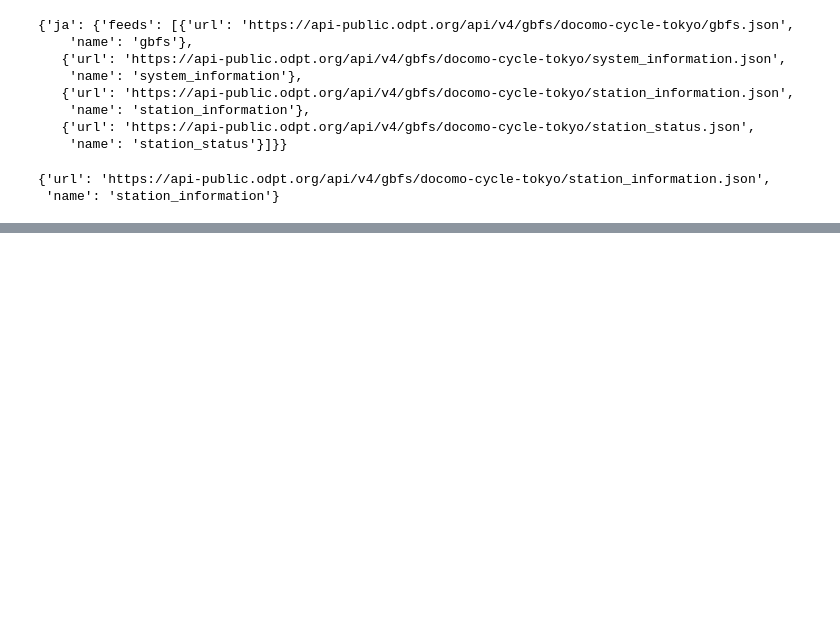
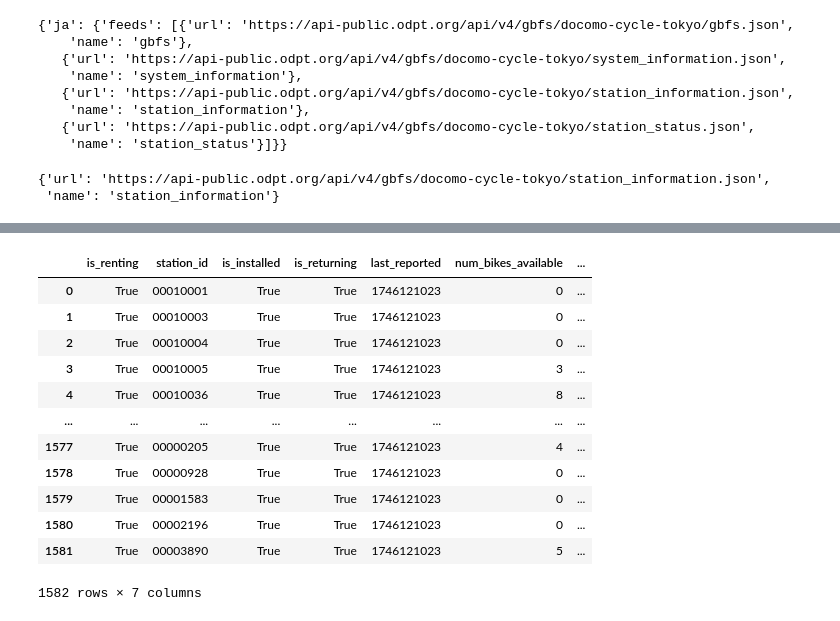
Before and after one commit to FranklinManuana/Stats-Modelling, a Jupyter notebook: notebooks/testbay_exploration.ipynb, the cells around one changed output, grey strips where cells are left out. Drawn from its saved outputs; the diff is of its cells as text; code cells hidden in the pictures; blank space fills up the shorter version.

```diff
--- a/notebooks/testbay_exploration.ipynb
+++ b/notebooks/testbay_exploration.ipynb
@@ -227,0 +324,22 @@ InvalidSchema: No connection adapters were found for "{'url': 'https://api-publi
+# %%
+station_1 = test_pull_extract['data']['ja']['feeds'][3]
+station_1
+stations_1 = requests.get(station_1['url'])
+stations_1_info = stations_1.json()
+stations_1_ = stations_1_info['data']['stations']
+stations_1_prime = pd.DataFrame.from_records(stations_1_)
+stations_1_prime
+# %% [output]
+|  | is_renting | station_id | is_installed | is_returning | last_reported | num_bikes_available | ... |
+| 0 | True | 00010001 | True | True | 1746121023 | 0 | ... |
+| 1 | True | 00010003 | True | True | 1746121023 | 0 | ... |
+| 2 | True | 00010004 | True | True | 1746121023 | 0 | ... |
+| 3 | True | 00010005 | True | True | 1746121023 | 3 | ... |
+| 4 | True | 00010036 | True | True | 1746121023 | 8 | ... |
+| ... | ... | ... | ... | ... | ... | ... | ... |
+| 1577 | True | 00000205 | True | True | 1746121023 | 4 | ... |
+| 1578 | True | 00000928 | True | True | 1746121023 | 0 | ... |
+| 1579 | True | 00001583 | True | True | 1746121023 | 0 | ... |
+| 1580 | True | 00002196 | True | True | 1746121023 | 0 | ... |
+| 1581 | True | 00003890 | True | True | 1746121023 | 5 | ... |
+1582 rows × 7 columns
```
Also changed, not shown: parts of 16 cells of this notebook, 2 other files.
